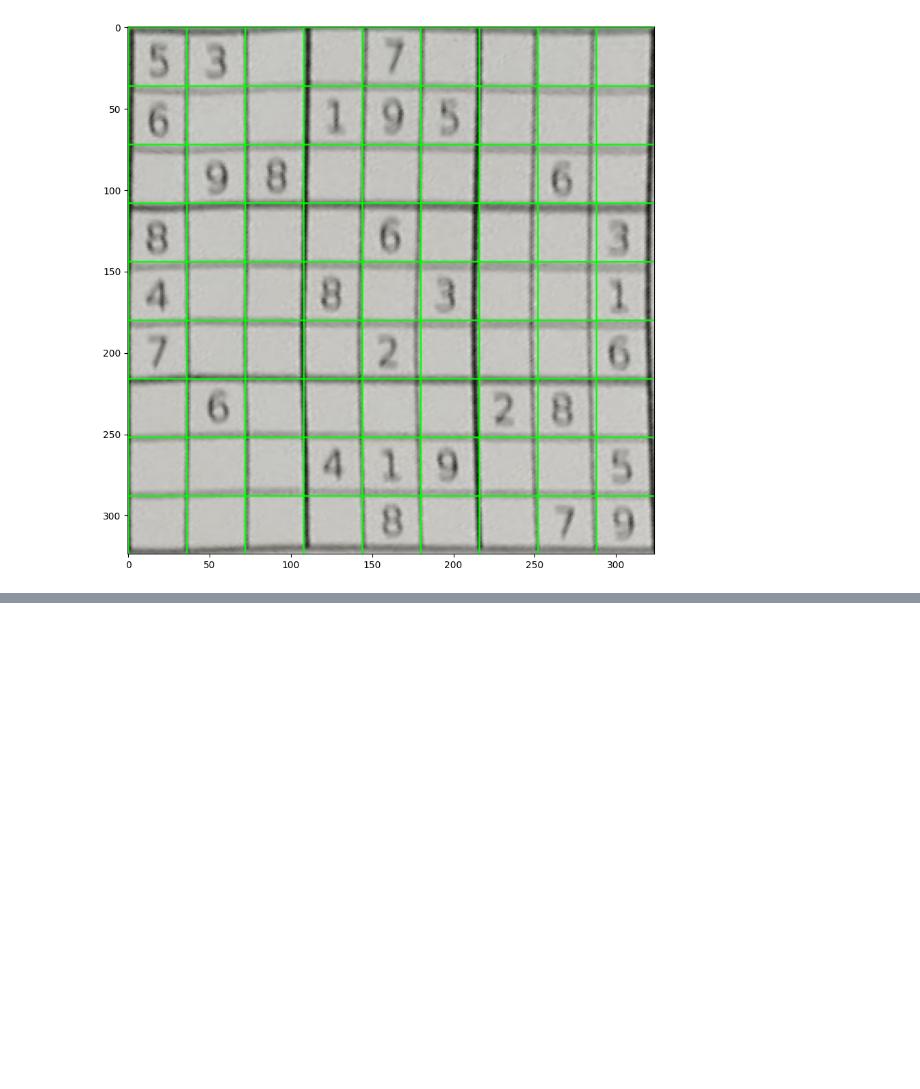
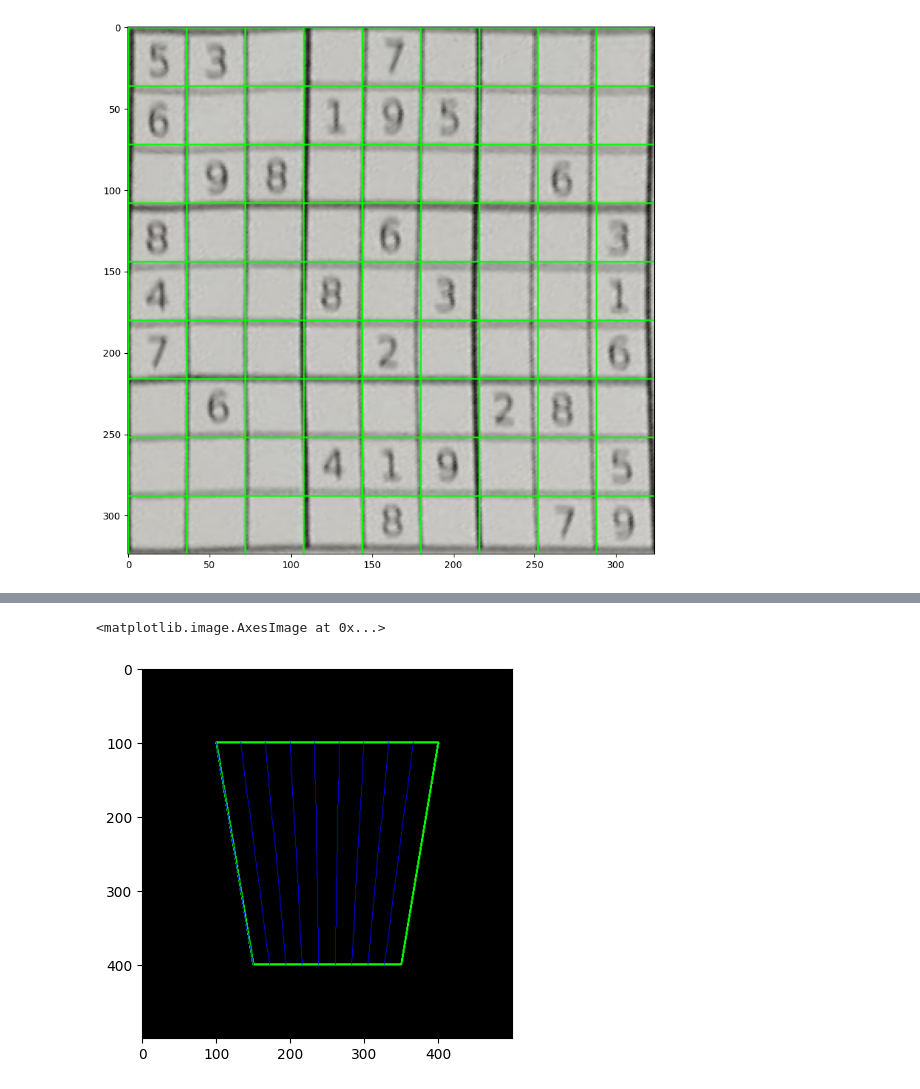
Before and after one commit to chaplinskij/rd_sudoku, a Jupyter notebook: sample.ipynb, the cells around one changed output, grey strips where cells are left out. Drawn from its saved outputs; the diff is of its cells as text; code cells hidden in the pictures; blank space fills up the shorter version.

```diff
--- a/sample.ipynb
+++ b/sample.ipynb
@@ -134,0 +179,69 @@ plt.imshow(cv2.cvtColor(result_image, cv2.COLOR_BGR2RGB))
+# %%
+import cv2
+import numpy as np
+
+# Координаты четырехугольника (упорядочены: [верхний левый, верхний правый, нижний правый, нижний левый])
+polygon = np.array([[100, 100], [400, 100], [350, 400], [150, 400]])
+
+# Размер сетки (9x9)
+grid_size = 10
+
+# Создаем пустое изображение для визуализации
+image = np.zeros((500, 500, 3), dtype=np.uint8)
+
+# Рисуем исходный четырехугольник
+cv2.polylines(image, [polygon], isClosed=True, color=(0, 255, 0), thickness=2)
+
+# Функция для вычисления интерполяции между двумя точками
+def interpolate_points(p1, p2, num_points):
+    return [((1 - t) * p1[0] + t * p2[0], (1 - t) * p1[1] + t * p2[1]) for t in np.linspace(0, 1, num_points)]
+
+# Разбиваем стороны четырехугольника на равные части
+top_side = interpolate_points(polygon[0], polygon[1], grid_size)
+bottom_side = interpolate_points(polygon[3], polygon[2], grid_size)
+
+# Вычисляем центры ячеек в нормализованных координатах (0-1)
+cell_centers = []
+for i in range(grid_size - 1):  # Проход по строкам
+    for j in range(grid_size - 1):  # Проход по столбцам
+        # Линии по текущим вертикальным интервалам
+        top_interp = interpolate_points(top_side[i], bottom_side[i], grid_size)
+        bottom_interp = interpolate_points(top_side[i + 1], bottom_side[i + 1], grid_size)
+
+        # Центр текущей ячейки
+        cell_center = (
+            (top_interp[j][0] + bottom_interp[j + 1][0]) / 2,
+            (top_interp[j][1] + bottom_interp[j + 1][1]) / 2
+        )
+        cell_centers.append(cell_center)
+
+# Гомография: нормализованный квадрат -> четырехугольник
+src_points = np.array([[0, 0], [1, 0], [1, 1], [0, 1]], dtype=np.float32)
+dst_points = polygon.astype(np.float32)
+h_matrix = cv2.getPerspectiveTransform(src_points, dst_points)
+
+# Преобразование центров через гомографию
+transformed_centers = []
+for center in cell_centers:
+    point = np.array([center[0], center[1], 1], dtype=np.float32).reshape(3, 1)
+    transformed_point = np.dot(h_matrix, point)
+    transformed_point /= transformed_point[2, 0]  # Нормализация
+    transformed_centers.append((int(transformed_point[0, 0]), int(transformed_point[1, 0])))
+
+# Рисуем сетку
+for i in range(grid_size):
+    top_interp = interpolate_points(top_side[i], bottom_side[i], grid_size)
+    for j in range(grid_size):
+        if i < grid_size - 1 and j < grid_size - 1:
+            cv2.line(image, (int(top_interp[j][0]), int(top_interp[j][1])),
+                     (int(top_interp[j + 1][0]), int(top_interp[j + 1][1])), (255, 0, 0), 1)
+
+# Рисуем числа на трансформированных координатах
+for idx, center in enumerate(transformed_centers):
+    cv2.putText(image, str(idx + 1), center, cv2.FONT_HERSHEY_SIMPLEX, 1, (0, 255, 255), 1, cv2.LINE_AA)
+
+
+plt.imshow(cv2.cvtColor(image, cv2.COLOR_BGR2RGB))
+# %% [output]
+<matplotlib.image.AxesImage at 0x...>
+[figure, added]
```
Also changed, not shown: parts of 3 cells of this notebook, 5 other files.
